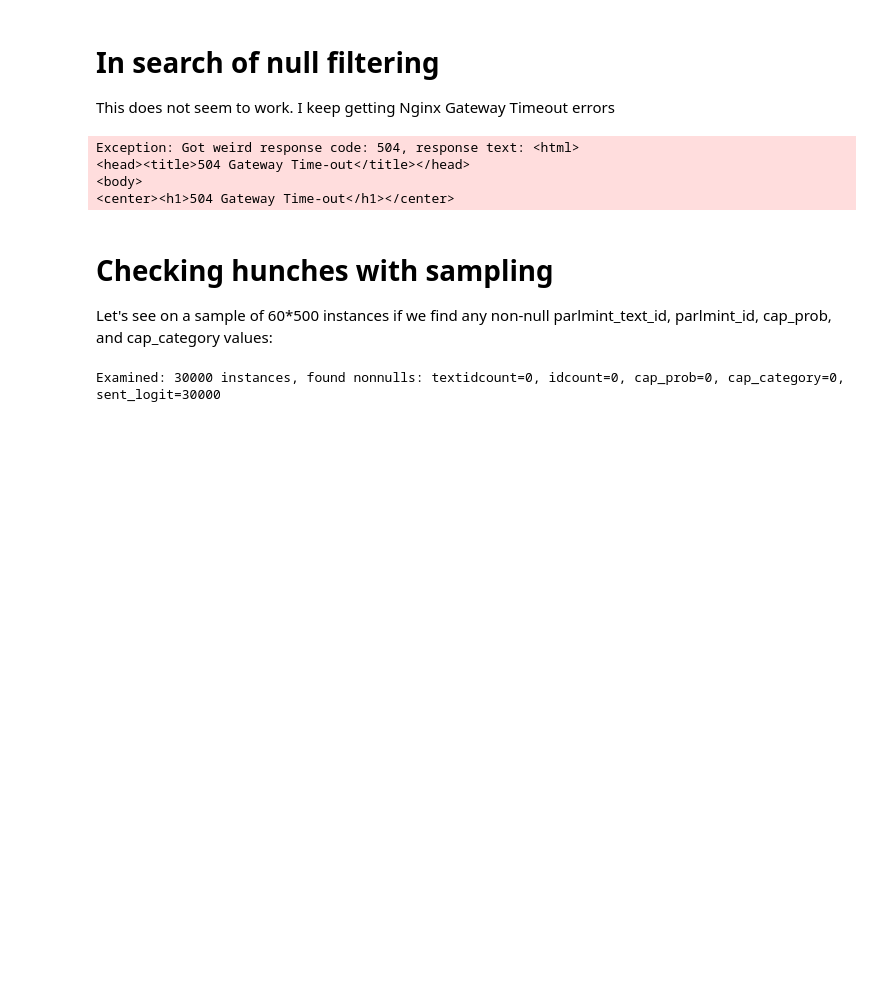
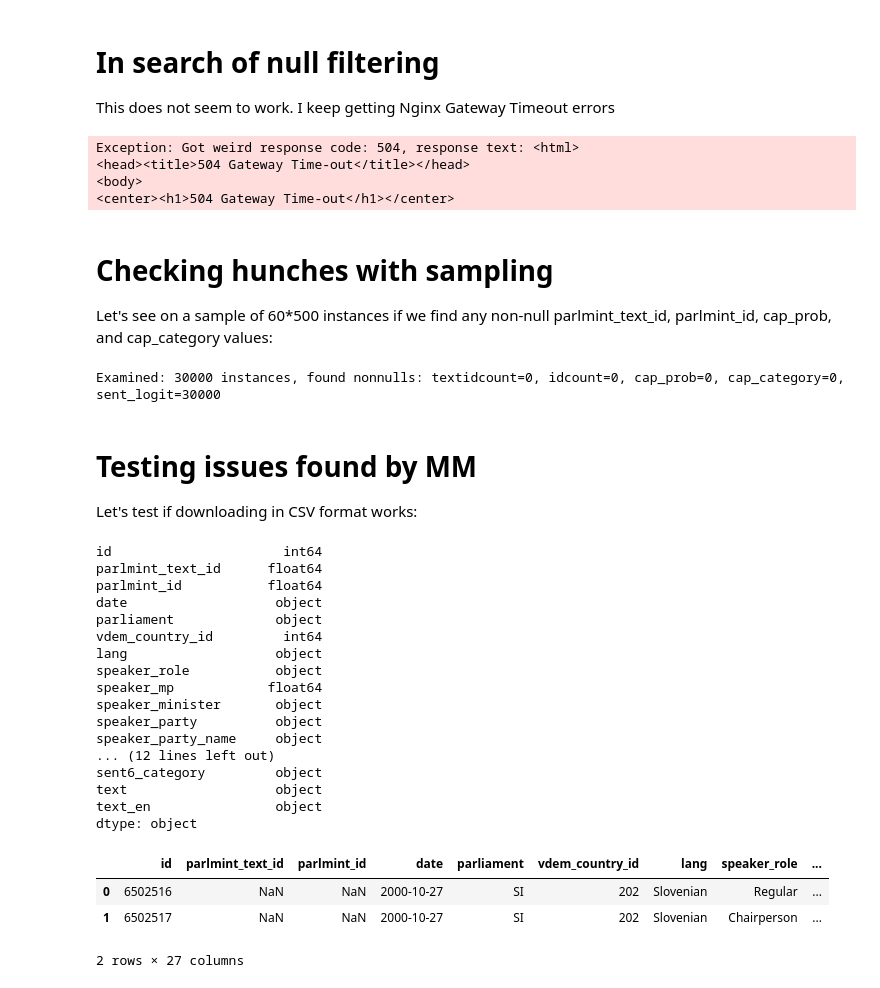
Before and after one commit to 5roop/parlaCAPI, a Jupyter notebook: sandbox.ipynb, the cells around one changed output. Saved outputs shown, nothing was run; the diff lists cells and outputs as text; code cells hidden in the pictures; blank space fills up the shorter version.

```diff
--- a/sandbox.ipynb
+++ b/sandbox.ipynb
@@ -205,3 +205,7 @@ for i in range(N):
     )
 # %% [output]
 Examined: 30000 instances, found nonnulls: textidcount=0, idcount=0, cap_prob=0, cap_category=0, sent_logit=30000
+# %% [markdown]
+# Testing issues found by MM
+
+Let's test if downloading in CSV format works:
@@ -207,0 +232,28 @@ Examined: 30000 instances, found nonnulls: textidcount=0, idcount=0, cap_prob=0,
+# %%
+import pandas as pd
+
+df = pd.read_csv("downloaded_data.csv", skiprows=7)
+print(df.dtypes)
+df.head(2)
+# %% [output]
+id                      int64
+parlmint_text_id      float64
+parlmint_id           float64
+date                   object
+parliament             object
+vdem_country_id         int64
+lang                   object
+speaker_role           object
+speaker_mp            float64
+speaker_minister       object
+speaker_party          object
+speaker_party_name     object
+... (12 lines left out)
+sent6_category         object
+text                   object
+text_en                object
+dtype: object
+|  | id | parlmint_text_id | parlmint_id | date | parliament | vdem_country_id | lang | speaker_role | ... |
+| 0 | 6502516 | NaN | NaN | 2000-10-27 | SI | 202 | Slovenian | Regular | ... |
+| 1 | 6502517 | NaN | NaN | 2000-10-27 | SI | 202 | Slovenian | Chairperson | ... |
+2 rows × 27 columns
```
Also changed, not shown: parts of 7 cells of this notebook, 6 other files.
